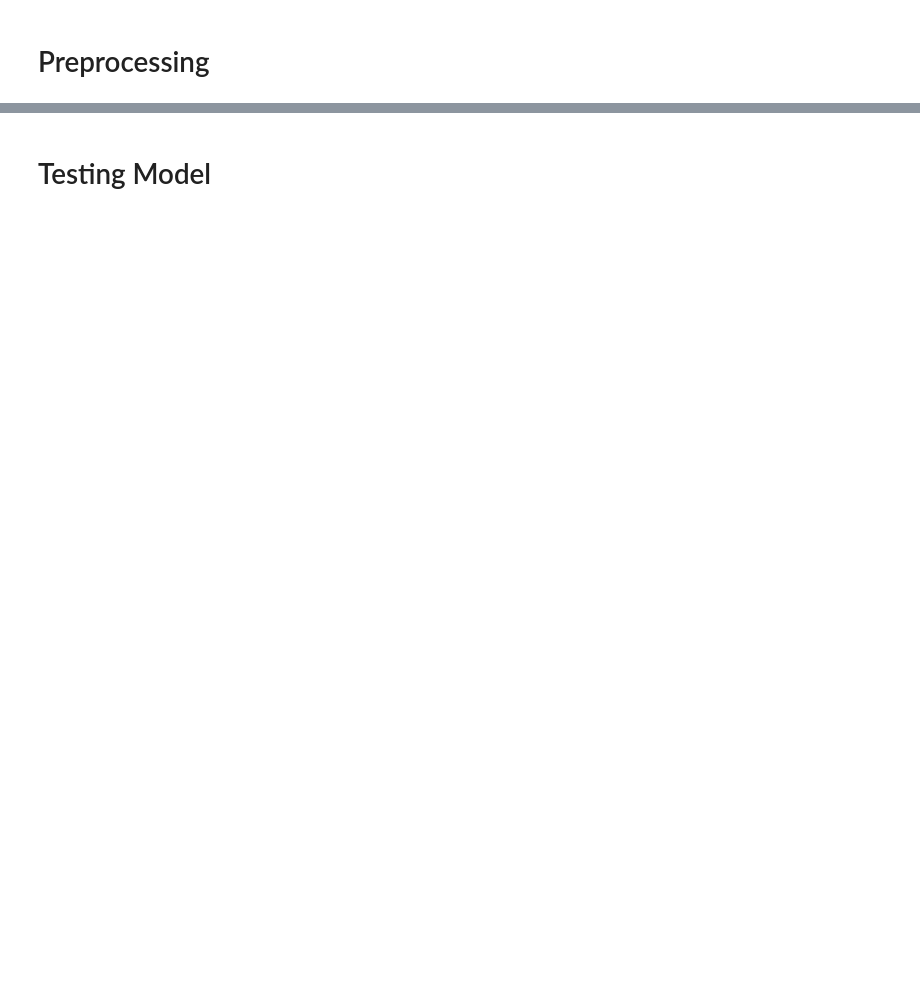
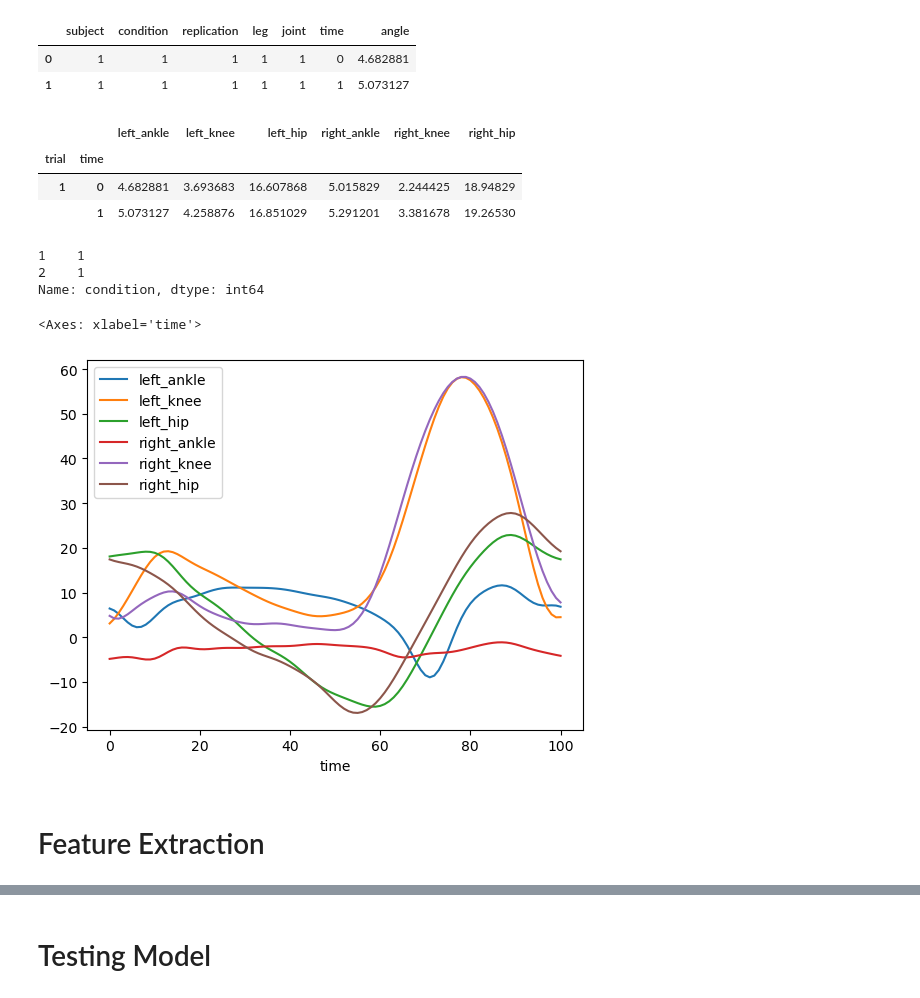
Before and after one commit to NicBamberger/ML_Coursework, a Jupyter notebook: ML_COURSEWORK/outputs.ipynb, the cells around one changed output, grey strips where cells are left out. Drawn from its saved outputs; the diff is of its cells as text; code cells hidden in the pictures; blank space fills up the shorter version.

Commit message:
new structure + time splits

```diff
--- a/ML_COURSEWORK/outputs.ipynb
+++ b/ML_COURSEWORK/outputs.ipynb
@@ -11,38 +19,38 @@ from functions.test_validation_split import *
 p = os.path.dirname(os.path.realpath(__name__))
 path = f"{p}/data/data.csv"
 df = pd.read_csv(path)
+matrix, target = Gx.processing(df)
-# %%
-N_SUBJECTS = 10
-N_CONDITIONS = 3
-N_REPS = 10
-N_SENSORS = 6
-N_TRIALS = N_SUBJECTS * N_CONDITIONS * N_REPS
-# %% [markdown]
-# Preprocessing
-# %%
-trials = ["subject", "condition", "replication"]
-index_columns = trials + ["time"]
-df = df.set_index(index_columns)
-
-matrix = pd.DataFrame()
-joint_map = {1: "ankle", 2: "knee", 3: "hip"}
-leg_map = {1: "left", 2: "right"}
-
-for leg_key, leg_val in leg_map.items():
-    for joint_key, joint_val in joint_map.items():
-        matrix[f"{leg_val}_{joint_val}"] = df[(df.leg == leg_key) & (df.joint == joint_key)].angle
-
-rs = matrix.reset_index()
-series = pd.DataFrame((rs.subject - 1) * N_REPS * N_CONDITIONS + (rs.condition - 1) * N_REPS + rs.replication)
-matrix["trial"] = series.set_index(matrix.index)
-
-target = pd.Series(range(N_TRIALS), index=range(1, N_TRIALS + 1))
-target = 1 + ((target // 10) % 3)
-target.name = "condition"
-
-matrix = matrix.reset_index().drop(trials, axis=1).set_index(["trial", "time"])
+# %%
+df.head(2)
+# %% [output]
+|  | subject | condition | replication | leg | joint | time | angle |
+| 0 | 1 | 1 | 1 | 1 | 1 | 0 | 4.682881 |
+| 1 | 1 | 1 | 1 | 1 | 1 | 1 | 5.073127 |
 # %%
 matrix.head(2)
+# %% [output]
+|  |  | left_ankle | left_knee | left_hip | right_ankle | right_knee | right_hip |
+| trial | time |  |  |  |  |  |  |
+| 1 | 0 | 4.682881 | 3.693683 | 16.607868 | 5.015829 | 2.244425 | 18.94829 |
+|  | 1 | 5.073127 | 4.258876 | 16.851029 | 5.291201 | 3.381678 | 19.26530 |
+# %%
+target.head(2)
+# %% [output]
+1    1
+2    1
+Name: condition, dtype: int64
+# %%
+# knee brace
+subject_no = 1
+condition_no = 3
+rep_no = 5
+idx = (N_REPS * N_CONDITIONS) * (subject_no - 1) + N_REPS * (condition_no - 1) + (rep_no % N_REPS)
+matrix.loc[idx, :].plot()
+# %% [output]
+<Axes: xlabel='time'>
+[figure, added]
+# %% [markdown]
+# Feature Extraction
 # %%
 means = matrix.groupby("trial").mean()
 means.columns=[f"{col}_mean" for col in matrix.columns]
```
Also changed, not shown: parts of 31 cells of this notebook, 3 other files.
